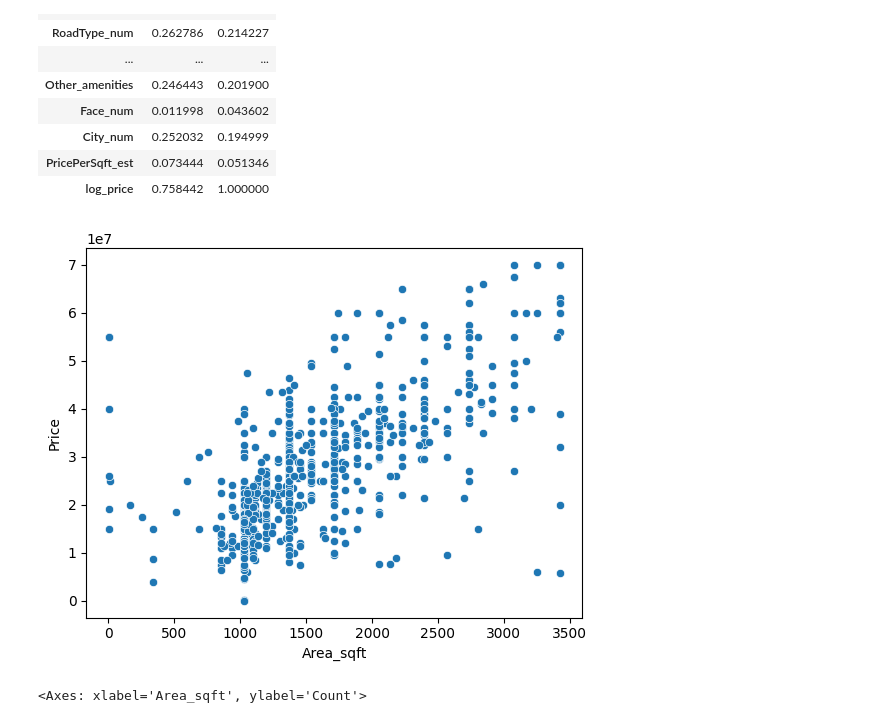
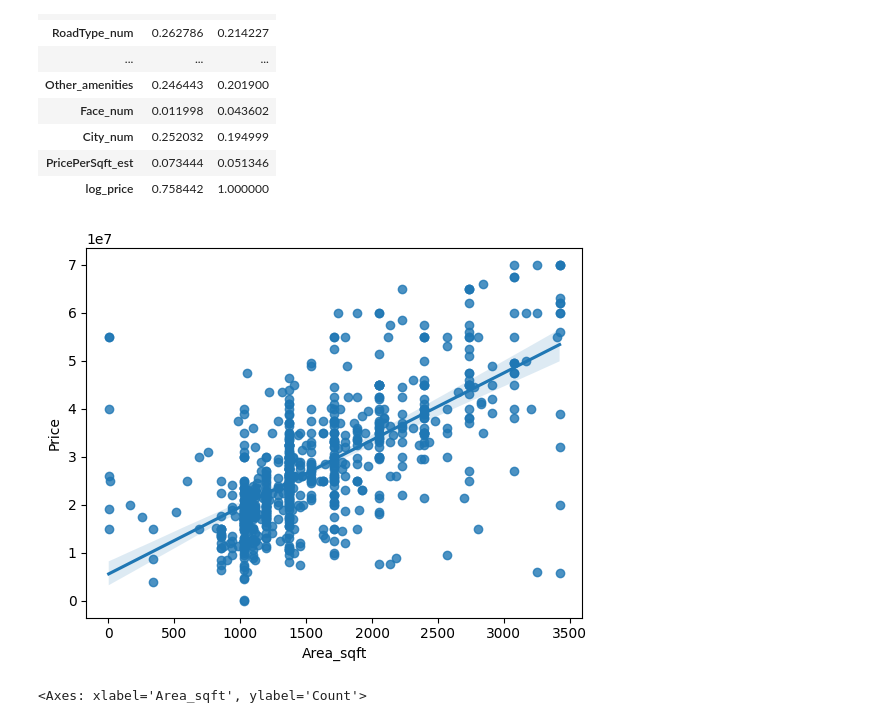
Before and after one commit to prakasshrestha/ML-Project, a Jupyter notebook: LinearRegression_project/1. House Price Prediction/NepalHousingPredict.ipynb, the cells around one changed output. Drawn from its saved outputs; the diff is of its cells as text; code cells hidden in the pictures.

```diff
--- a/LinearRegression_project/1. House Price Prediction/NepalHousingPredict.ipynb
+++ b/LinearRegression_project/1. House Price Prediction/NepalHousingPredict.ipynb
@@ -817,12 +817,12 @@ df.corr(numeric_only=True)[['Price','log_price']]
 | PricePerSqft_est | 0.073444 | 0.051346 |
 | log_price | 0.758442 | 1.000000 |
 # %%
-sns.scatterplot(
+sns.regplot(
     x=df['Area_sqft'],
     y=df['Price'])
 plt.show()
 # %% [output]
-[figure, old version]
+[figure, new version]
 # %%
 sns.histplot(df['Area_sqft'],bins=50, color='teal', edgecolor='white', kde = True)
 # %% [output]
```
Also changed, not shown: parts of 13 cells of this notebook.
